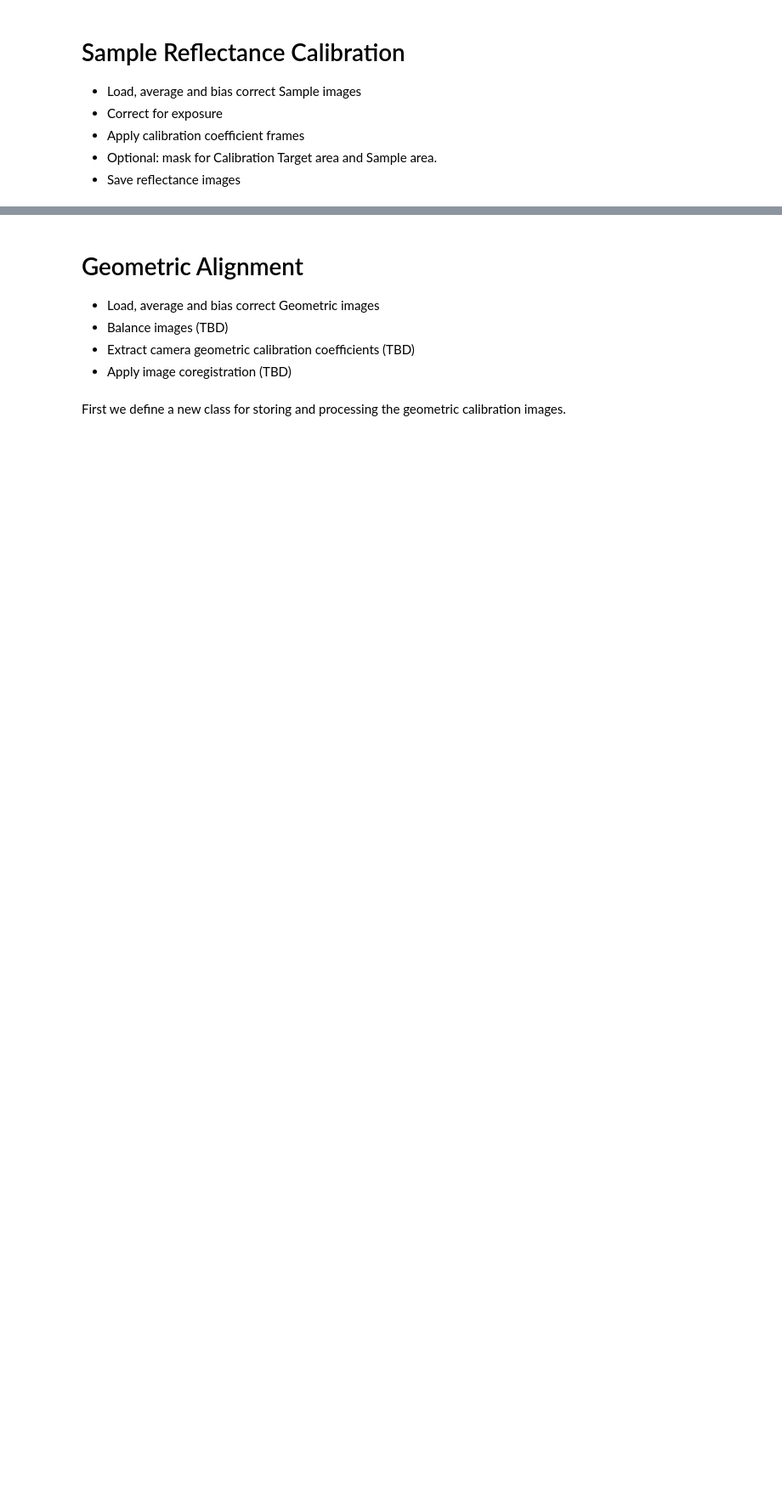
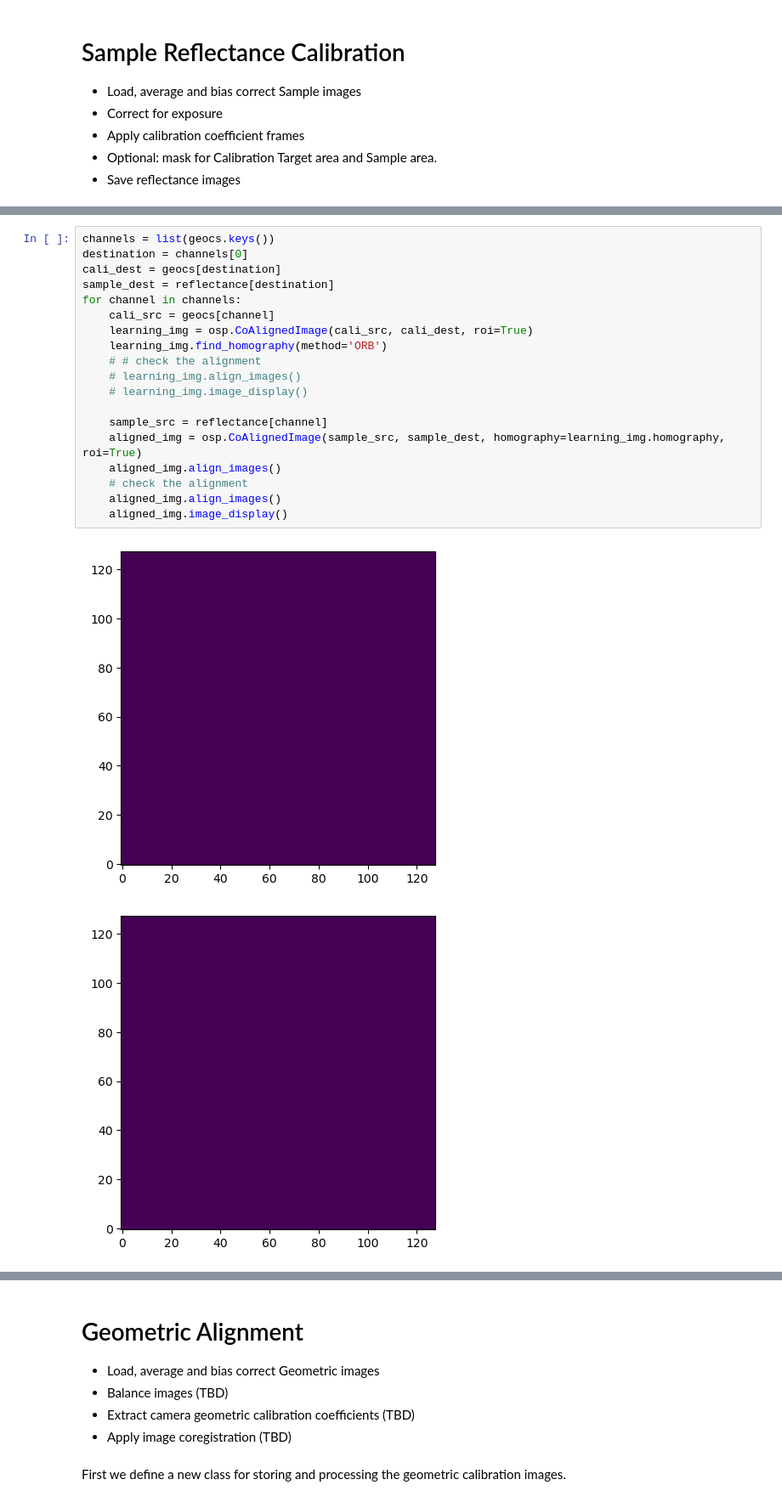
Before and after one commit to rbstabbins/orochi_simulator_control, a Jupyter notebook: notebooks/multichannel_reflectance_stereo_processing.ipynb, the cells around one changed output, grey strips where cells are left out. Shown at 85% size. Cells and saved outputs as stored; diff of their text form; blank space fills up the shorter version.

```diff
--- a/notebooks/multichannel_reflectance_stereo_processing.ipynb
+++ b/notebooks/multichannel_reflectance_stereo_processing.ipynb
@@ -389,0 +181,22 @@ Error image written to ../data/sampletest/3_550/550_error_rfl.tif
+# %%
+channels = list(geocs.keys())
+destination = channels[0]
+cali_dest = geocs[destination]
+sample_dest = reflectance[destination]
+for channel in channels:
+    cali_src = geocs[channel]
+    learning_img = osp.CoAlignedImage(cali_src, cali_dest, roi=True)
+    learning_img.find_homography(method='ORB')
+    # # check the alignment
+    # learning_img.align_images()
+    # learning_img.image_display()
+
+    sample_src = reflectance[channel]
+    aligned_img = osp.CoAlignedImage(sample_src, sample_dest, homography=learning_img.homography, roi=True)
+    aligned_img.align_images()
+    # check the alignment
+    aligned_img.align_images()
+    aligned_img.image_display()
+# %% [output]
+[figure, added]
+[figure, added]
```
Also changed, not shown: parts of 26 cells of this notebook.
